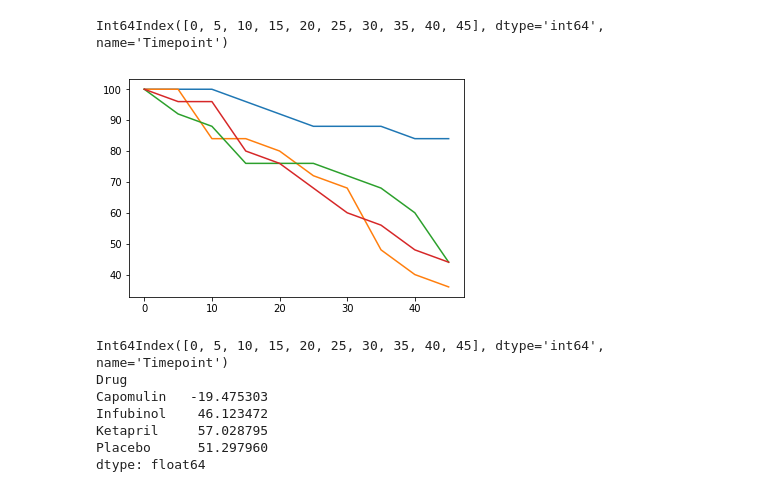
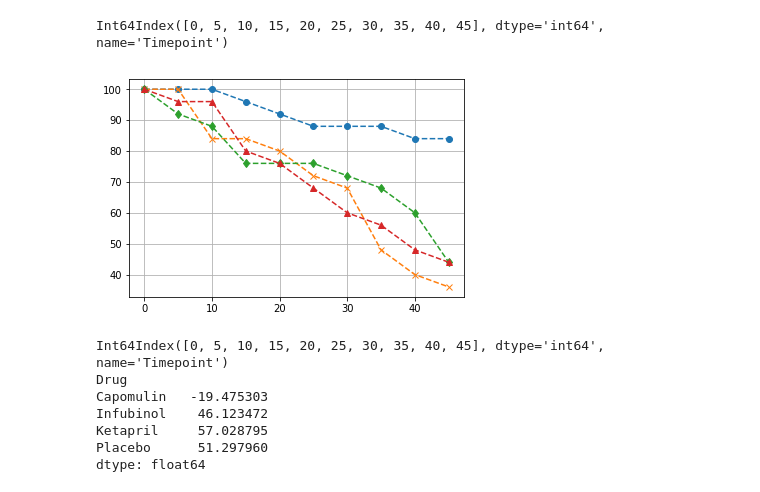
Before and after one commit to paul-data-science/HW5, a Jupyter notebook: pymaceuticals_starter-PAULAGv2.ipynb, the cells around one changed output. Cells and saved outputs as stored; diff of their text form; code cells hidden in the pictures.

```diff
--- a/pymaceuticals_starter-PAULAGv2.ipynb
+++ b/pymaceuticals_starter-PAULAGv2.ipynb
@@ -17,6 +17,8 @@ clinical_trial_data_to_load = "data/clinicaltrial_data.csv"
 
 # Compare the following drugs
 drug_list=['Capomulin', 'Infubinol', 'Ketapril', 'Placebo']
+markers=['o','x','d','^']
+colors=[]
 
 # Read the Mouse and Drug Data and the Clinical Trial Data
 mouse_drug_data=pd.read_csv(mouse_drug_data_to_load, low_memory=False)
@@ -134,9 +136,12 @@ mtv_df=mean_tumor_volume_df_pivot
 stv_df=stem_tumor_volume_df_pivot
 
 mtv_timepoint=mtv_df.index
+i=0
 for drug in drug_list:
     plt.plot(mtv_timepoint, mtv_df[drug])
-    ax.errorbar(mtv_timepoint, mtv_df[drug], yerr=stv_df[drug])
+    ax.errorbar(mtv_timepoint, mtv_df[drug], linestyle='--', marker=markers[i], yerr=stv_df[drug])
+    i+=1
+plt.grid()
 
 # Save the Figure
 # %% [output]
@@ -233,12 +238,15 @@ mms_df=mean_met_sites_df_pivot
 sms_df=sem_met_sites_df_pivot
 
 mms_timepoint=mms_df.index
+i=0
 for drug in drug_list:
     plt.plot(mms_timepoint, mms_df[drug])
-    ax.errorbar(mms_timepoint, mms_df[drug], yerr=sms_df[drug])
+    ax.errorbar(mms_timepoint, mms_df[drug], yerr=sms_df[drug], marker=markers[i], linestyle='--')
+    i+=1
 
 
 # Save the Figure
 
 # Show the Figure
+plt.grid()
 # %% [output]
@@ -289,17 +297,18 @@ Int64Index([0, 5, 10, 15, 20, 25, 30, 35, 40, 45], dtype='int64', name='Timepoin
 # %%
 # Generate the Plot (Accounting for percentages)
 
 mice_cnt_timepoint=mice_cnt_df_pivot.index
-
+i=0
 for drug in drug_list:
-    plt.plot(mice_cnt_timepoint, (mice_cnt_df_pivot[drug]/mice_cnt_df_pivot[drug].max()*100))
-
+    plt.plot(mice_cnt_timepoint, (mice_cnt_df_pivot[drug]/mice_cnt_df_pivot[drug].max()*100), marker=markers[i], linestyle='--')
+    i+=1
 # Save the Figure
 
 # Show the Figure
+plt.grid()
 plt.show()
 # %% [output]
-[figure, old version]
+[figure, new version]
 # %%
 print(mtv_df.index)
 perc_change=(mtv_df.loc[45,drug_list]-mtv_df.loc[0,drug_list])/mtv_df.loc[0,drug_list]*100
```
Also changed, not shown: parts of 3 cells of this notebook.
